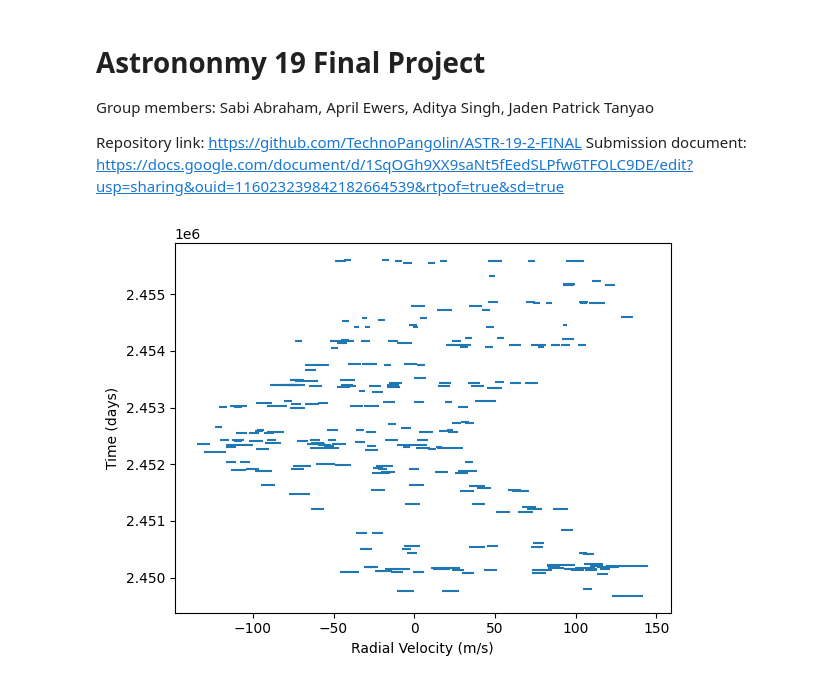
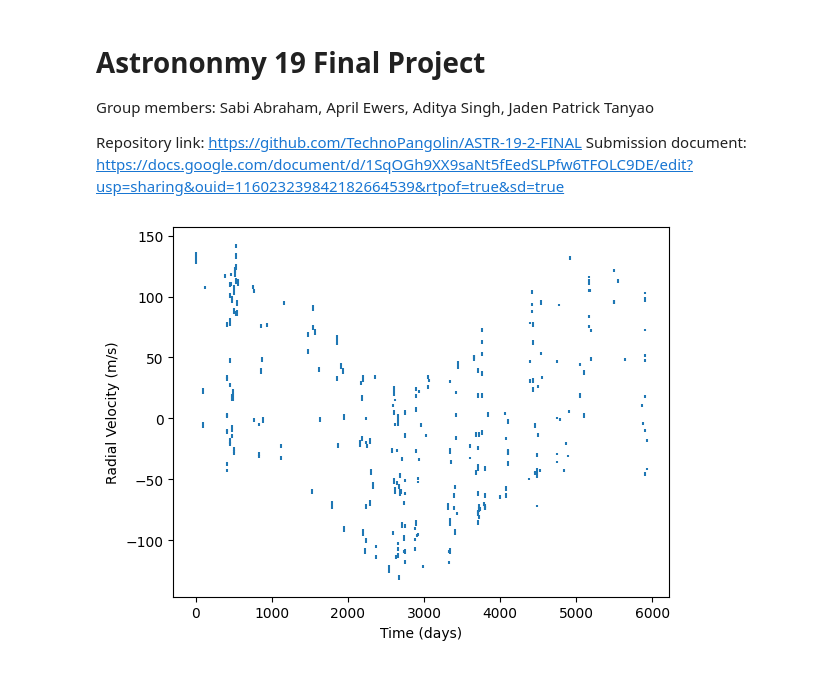
Before and after one commit to TechnoPangolin/ASTR-19-2-FINAL, a Jupyter notebook: ASTR-19-2-FINAL.ipynb, the cells around one changed output. Drawn from its saved outputs; the diff is of its cells as text; code cells hidden in the pictures.

```diff
--- a/ASTR-19-2-FINAL.ipynb
+++ b/ASTR-19-2-FINAL.ipynb
@@ -42,17 +42,21 @@ for a in rawsplit:
         #reset the line counter
         y = 0
 # %%
+time_full = dataRVC[0]
+t0 = time_full.min()
+dataRVC[0] = time_full - t0
+
 #create figure and axes to plot to
 fig, ax = plt.subplots()
 
 #plot the data with error bars and no connecting lines for better clarity
-ax.errorbar(dataRVC[1], dataRVC[0], xerr=dataRVC[2], fmt='none')
+ax.errorbar(dataRVC[0], dataRVC[1], yerr=dataRVC[2], fmt='none')
 
 #label the axes
-ax.set_ylabel("Time (days)")
-ax.set_xlabel("Radial Velocity (m/s)")
+ax.set_ylabel("Radial Velocity (m/s)")
+ax.set_xlabel("Time (days)")
 
 #save the plot as required
 plt.savefig("FinalFig_2_1.pdf", bbox_inches='tight', dpi=300, format='pdf')
 # %% [output]
-[figure, old version]
+[figure, new version]
```
Also changed, not shown: parts of 4 cells of this notebook, 4 other files.
